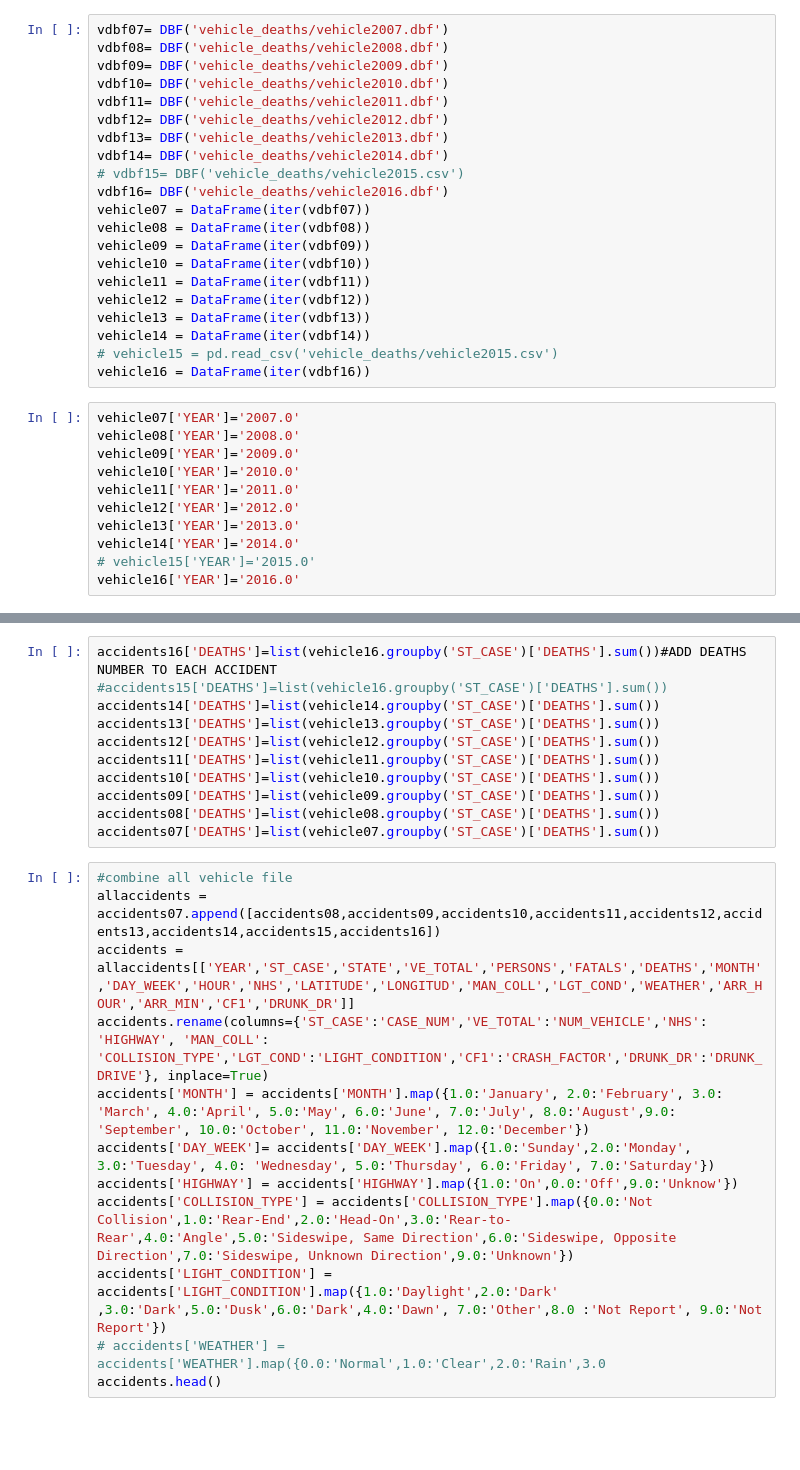
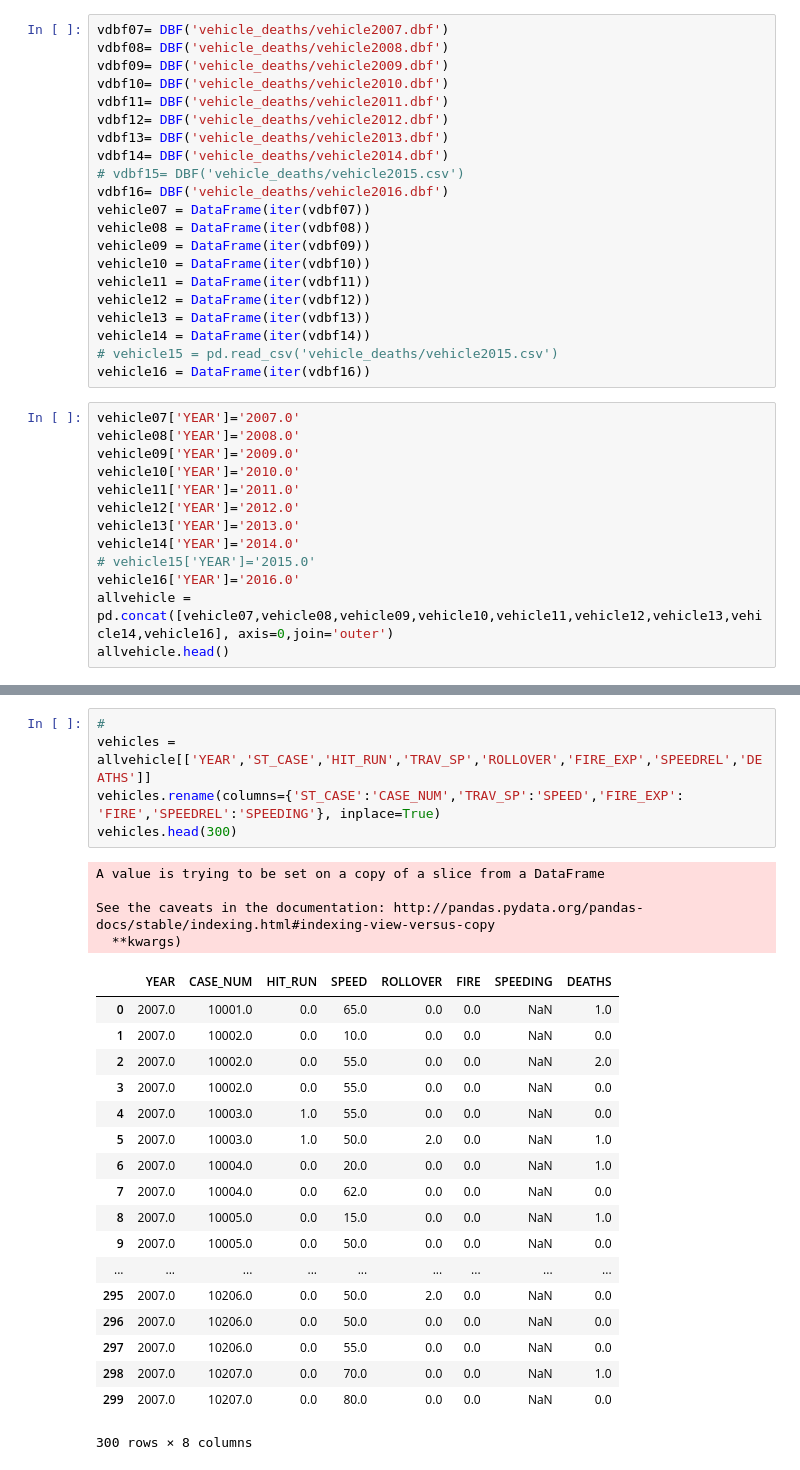
Before and after one commit to junemore/traffic-accidents-analysis, a Jupyter notebook: Project 3.ipynb, the cells around one changed output, grey strips where cells are left out. Saved outputs shown, nothing was run; the diff lists cells and outputs as text; blank space fills up the shorter version.

```diff
--- a/Project 3.ipynb
+++ b/Project 3.ipynb
@@ -117,3 +160,5 @@ vehicle13['YEAR']='2013.0'
 vehicle14['YEAR']='2014.0'
 # vehicle15['YEAR']='2015.0'
 vehicle16['YEAR']='2016.0'
+allvehicle = pd.concat([vehicle07,vehicle08,vehicle09,vehicle10,vehicle11,vehicle12,vehicle13,vehicle14,vehicle16], axis=0,join='outer')
+allvehicle.head()
@@ -120,23 +173,28 @@ vehicle16['YEAR']='2016.0'
-# %%
-accidents16['DEATHS']=list(vehicle16.groupby('ST_CASE')['DEATHS'].sum())#ADD DEATHS NUMBER TO EACH ACCIDENT
-#accidents15['DEATHS']=list(vehicle16.groupby('ST_CASE')['DEATHS'].sum())
-accidents14['DEATHS']=list(vehicle14.groupby('ST_CASE')['DEATHS'].sum())
-accidents13['DEATHS']=list(vehicle13.groupby('ST_CASE')['DEATHS'].sum())
-accidents12['DEATHS']=list(vehicle12.groupby('ST_CASE')['DEATHS'].sum())
-accidents11['DEATHS']=list(vehicle11.groupby('ST_CASE')['DEATHS'].sum())
-accidents10['DEATHS']=list(vehicle10.groupby('ST_CASE')['DEATHS'].sum())
-accidents09['DEATHS']=list(vehicle09.groupby('ST_CASE')['DEATHS'].sum())
-accidents08['DEATHS']=list(vehicle08.groupby('ST_CASE')['DEATHS'].sum())
-accidents07['DEATHS']=list(vehicle07.groupby('ST_CASE')['DEATHS'].sum())
-# %%
-#combine all vehicle file
-allaccidents = accidents07.append([accidents08,accidents09,accidents10,accidents11,accidents12,accidents13,accidents14,accidents15,accidents16])
-accidents = allaccidents[['YEAR','ST_CASE','STATE','VE_TOTAL','PERSONS','FATALS','DEATHS','MONTH','DAY_WEEK','HOUR','NHS','LATITUDE','LONGITUD','MAN_COLL','LGT_COND','WEATHER','ARR_HOUR','ARR_MIN','CF1','DRUNK_DR']]
-accidents.rename(columns={'ST_CASE':'CASE_NUM','VE_TOTAL':'NUM_VEHICLE','NHS': 'HIGHWAY', 'MAN_COLL': 'COLLISION_TYPE','LGT_COND':'LIGHT_CONDITION','CF1':'CRASH_FACTOR','DRUNK_DR':'DRUNK_DRIVE'}, inplace=True)
-accidents['MONTH'] = accidents['MONTH'].map({1.0:'January', 2.0:'February', 3.0: 'March', 4.0:'April', 5.0:'May', 6.0:'June', 7.0:'July', 8.0:'August',9.0: 'September', 10.0:'October', 11.0:'November', 12.0:'December'})
-accidents['DAY_WEEK']= accidents['DAY_WEEK'].map({1.0:'Sunday',2.0:'Monday', 3.0:'Tuesday', 4.0: 'Wednesday', 5.0:'Thursday', 6.0:'Friday', 7.0:'Saturday'})
-accidents['HIGHWAY'] = accidents['HIGHWAY'].map({1.0:'On',0.0:'Off',9.0:'Unknow'})
-accidents['COLLISION_TYPE'] = accidents['COLLISION_TYPE'].map({0.0:'Not Collision',1.0:'Rear-End',2.0:'Head-On',3.0:'Rear-to-Rear',4.0:'Angle',5.0:'Sideswipe, Same Direction',6.0:'Sideswipe, Opposite Direction',7.0:'Sideswipe, Unknown Direction',9.0:'Unknown'})
-accidents['LIGHT_CONDITION'] = accidents['LIGHT_CONDITION'].map({1.0:'Daylight',2.0:'Dark' ,3.0:'Dark',5.0:'Dusk',6.0:'Dark',4.0:'Dawn', 7.0:'Other',8.0 :'Not Report', 9.0:'Not Report'})
-# accidents['WEATHER'] = accidents['WEATHER'].map({0.0:'Normal',1.0:'Clear',2.0:'Rain',3.0
-accidents.head()
+# %%
+#
+vehicles = allvehicle[['YEAR','ST_CASE','HIT_RUN','TRAV_SP','ROLLOVER','FIRE_EXP','SPEEDREL','DEATHS']]
+vehicles.rename(columns={'ST_CASE':'CASE_NUM','TRAV_SP':'SPEED','FIRE_EXP': 'FIRE','SPEEDREL':'SPEEDING'}, inplace=True)
+vehicles.head(300)
+# %% [output]
+A value is trying to be set on a copy of a slice from a DataFrame
+
+See the caveats in the documentation: http://pandas.pydata.org/pandas-docs/stable/indexing.html#indexing-view-versus-copy
+  **kwargs)
+|  | YEAR | CASE_NUM | HIT_RUN | SPEED | ROLLOVER | FIRE | SPEEDING | DEATHS |
+| 0 | 2007.0 | 10001.0 | 0.0 | 65.0 | 0.0 | 0.0 | NaN | 1.0 |
+| 1 | 2007.0 | 10002.0 | 0.0 | 10.0 | 0.0 | 0.0 | NaN | 0.0 |
+| 2 | 2007.0 | 10002.0 | 0.0 | 55.0 | 0.0 | 0.0 | NaN | 2.0 |
+| 3 | 2007.0 | 10002.0 | 0.0 | 55.0 | 0.0 | 0.0 | NaN | 0.0 |
+| 4 | 2007.0 | 10003.0 | 1.0 | 55.0 | 0.0 | 0.0 | NaN | 0.0 |
+| 5 | 2007.0 | 10003.0 | 1.0 | 50.0 | 2.0 | 0.0 | NaN | 1.0 |
+| 6 | 2007.0 | 10004.0 | 0.0 | 20.0 | 0.0 | 0.0 | NaN | 1.0 |
+| 7 | 2007.0 | 10004.0 | 0.0 | 62.0 | 0.0 | 0.0 | NaN | 0.0 |
+| 8 | 2007.0 | 10005.0 | 0.0 | 15.0 | 0.0 | 0.0 | NaN | 1.0 |
+| 9 | 2007.0 | 10005.0 | 0.0 | 50.0 | 0.0 | 0.0 | NaN | 0.0 |
+| ... | ... | ... | ... | ... | ... | ... | ... | ... |
+| 295 | 2007.0 | 10206.0 | 0.0 | 50.0 | 2.0 | 0.0 | NaN | 0.0 |
+| 296 | 2007.0 | 10206.0 | 0.0 | 50.0 | 0.0 | 0.0 | NaN | 0.0 |
+| 297 | 2007.0 | 10206.0 | 0.0 | 55.0 | 0.0 | 0.0 | NaN | 0.0 |
+| 298 | 2007.0 | 10207.0 | 0.0 | 70.0 | 0.0 | 0.0 | NaN | 1.0 |
+| 299 | 2007.0 | 10207.0 | 0.0 | 80.0 | 0.0 | 0.0 | NaN | 0.0 |
+300 rows × 8 columns
```
Also changed, not shown: parts of 4 cells of this notebook, 3 other files.
